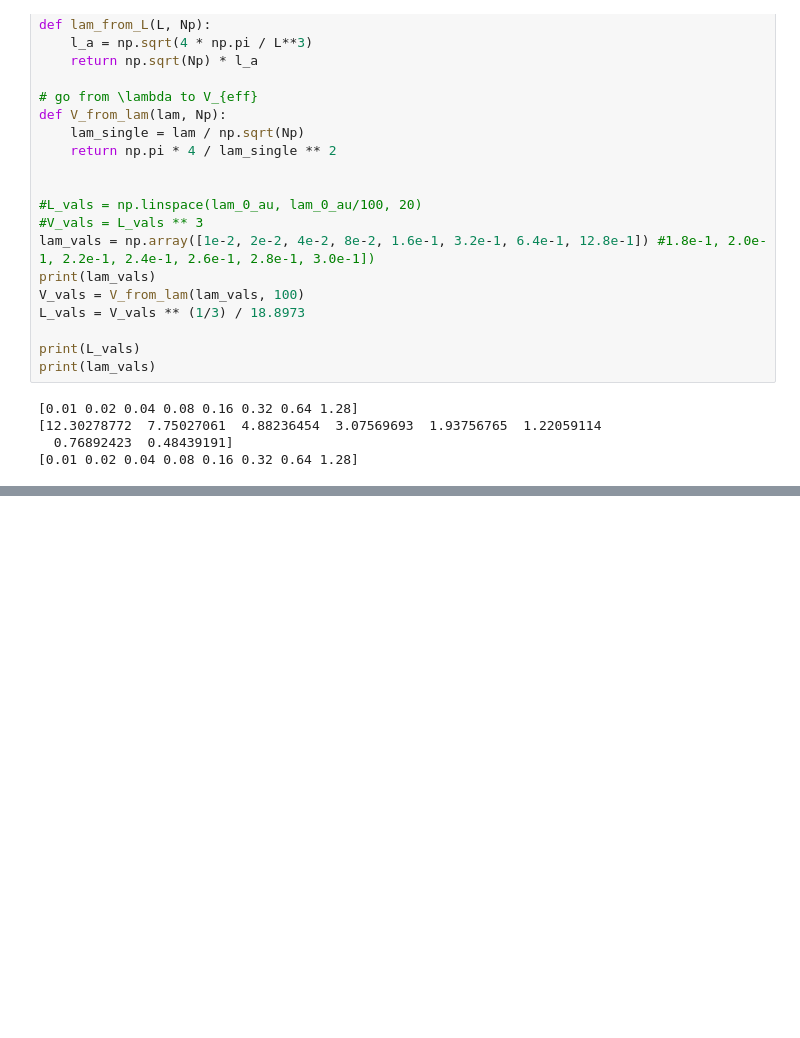
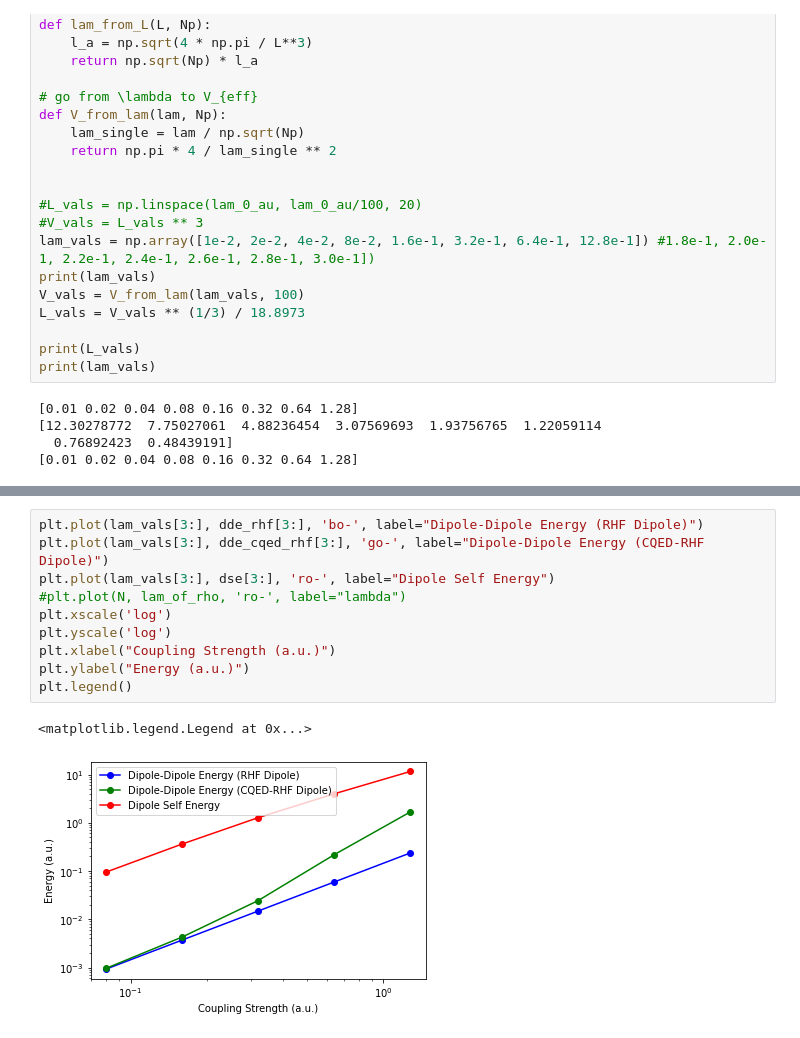
Before and after one commit to FoleyLab/psi4polaritonic, a Jupyter notebook: lambda_study.ipynb, the cells around one changed output, grey strips where cells are left out. Cells and saved outputs as stored; diff of their text form; blank space fills up the shorter version.

```diff
--- a/lambda_study.ipynb
+++ b/lambda_study.ipynb
@@ -191,3 +208,16 @@ print(dde_rhf)
+# %%
+plt.plot(lam_vals[3:], dde_rhf[3:], 'bo-', label="Dipole-Dipole Energy (RHF Dipole)")
+plt.plot(lam_vals[3:], dde_cqed_rhf[3:], 'go-', label="Dipole-Dipole Energy (CQED-RHF Dipole)")
+plt.plot(lam_vals[3:], dse[3:], 'ro-', label="Dipole Self Energy")
+#plt.plot(N, lam_of_rho, 'ro-', label="lambda")
+plt.xscale('log')
+plt.yscale('log')
+plt.xlabel("Coupling Strength (a.u.)")
+plt.ylabel("Energy (a.u.)")
+plt.legend()
+# %% [output]
+<matplotlib.legend.Legend at 0x...>
+[figure, added]
 # %%
 plt.plot(N, lam, label="lambda")
 plt.xscale('log')
```
Also changed, not shown: parts of 12 cells of this notebook, 2 other files.
